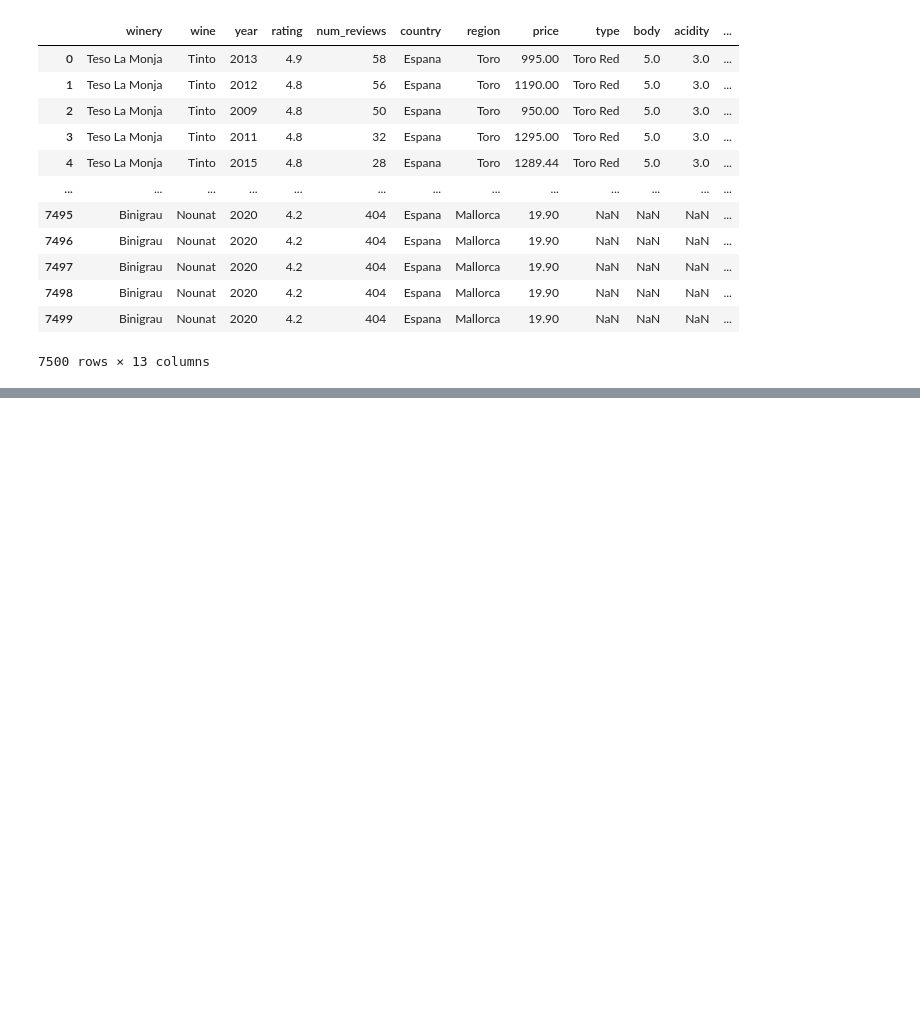
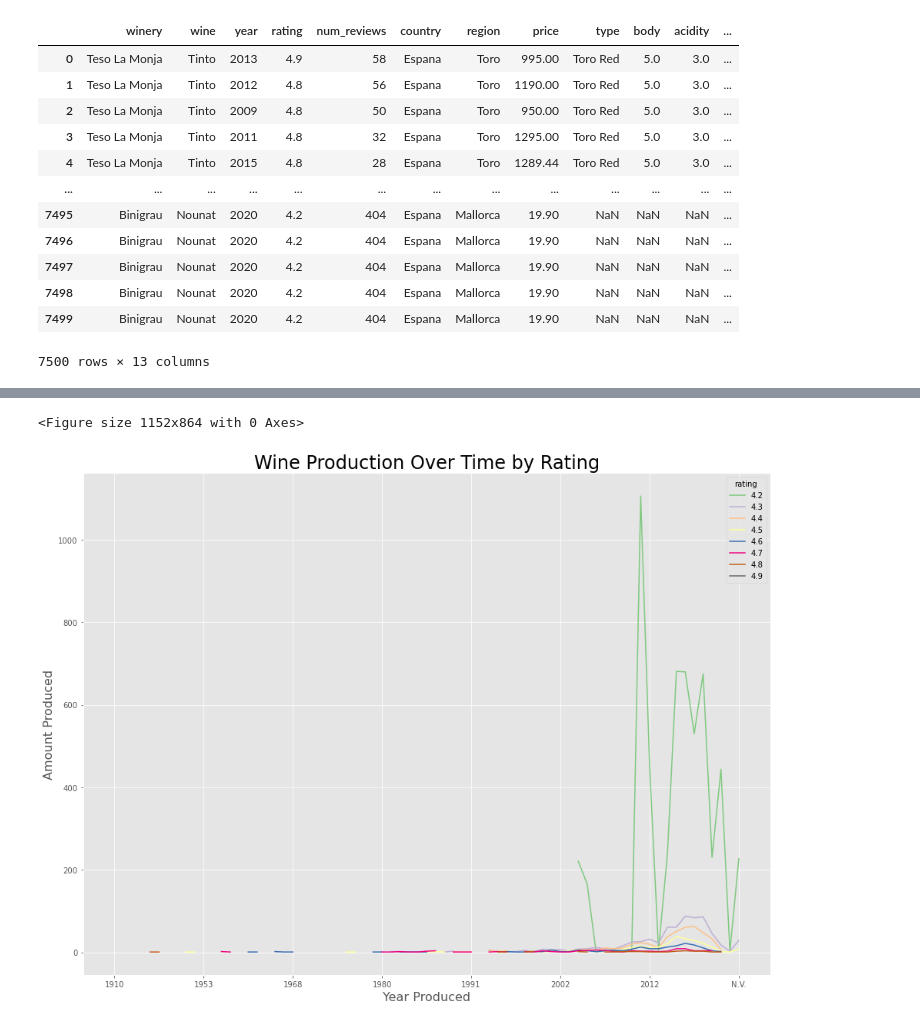
Before and after one commit to CharlesPizza/SpanishWineVisualization, a Jupyter notebook: SpanishWineExplore.ipynb, the cells around one changed output, grey strips where cells are left out. Saved outputs shown, nothing was run; the diff lists cells and outputs as text; code cells hidden in the pictures; blank space fills up the shorter version.

```diff
--- a/SpanishWineExplore.ipynb
+++ b/SpanishWineExplore.ipynb
@@ -386,0 +407,10 @@ plt.scatter(
+# %%
+plt.figure(figsize=(16,12))
+df.groupby(['rating','year',]).agg('count')['wine'].unstack(level=0).plot(figsize=(16,12), colormap='Accent')
+plt.ylabel('Amount Produced', fontsize=16)
+plt.xlabel('Year Produced', fontsize=16)
+plt.title('Wine Production Over Time by Rating', fontsize=24)
+plt.show()
+# %% [output]
+<Figure size 1152x864 with 0 Axes>
+[figure, added]
```
Also changed, not shown: parts of 23 cells of this notebook.
